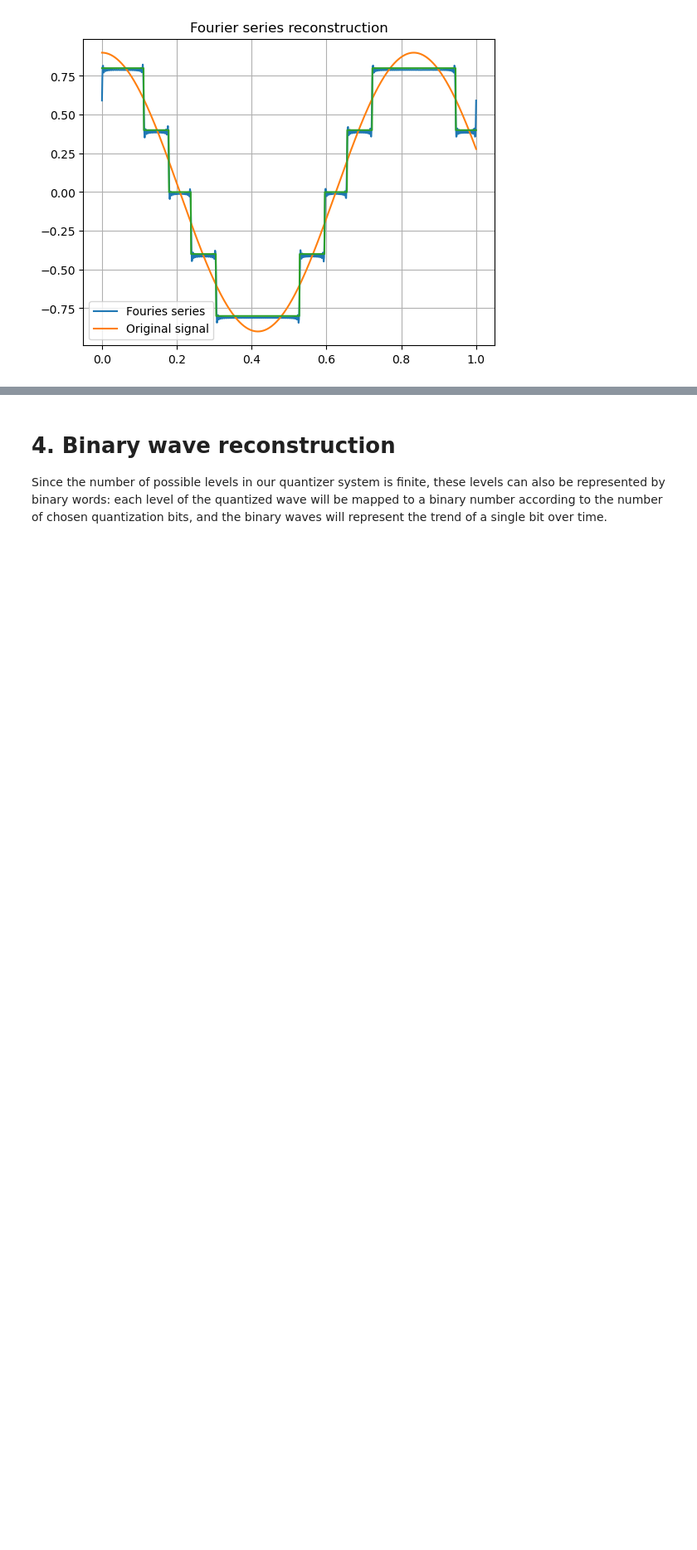
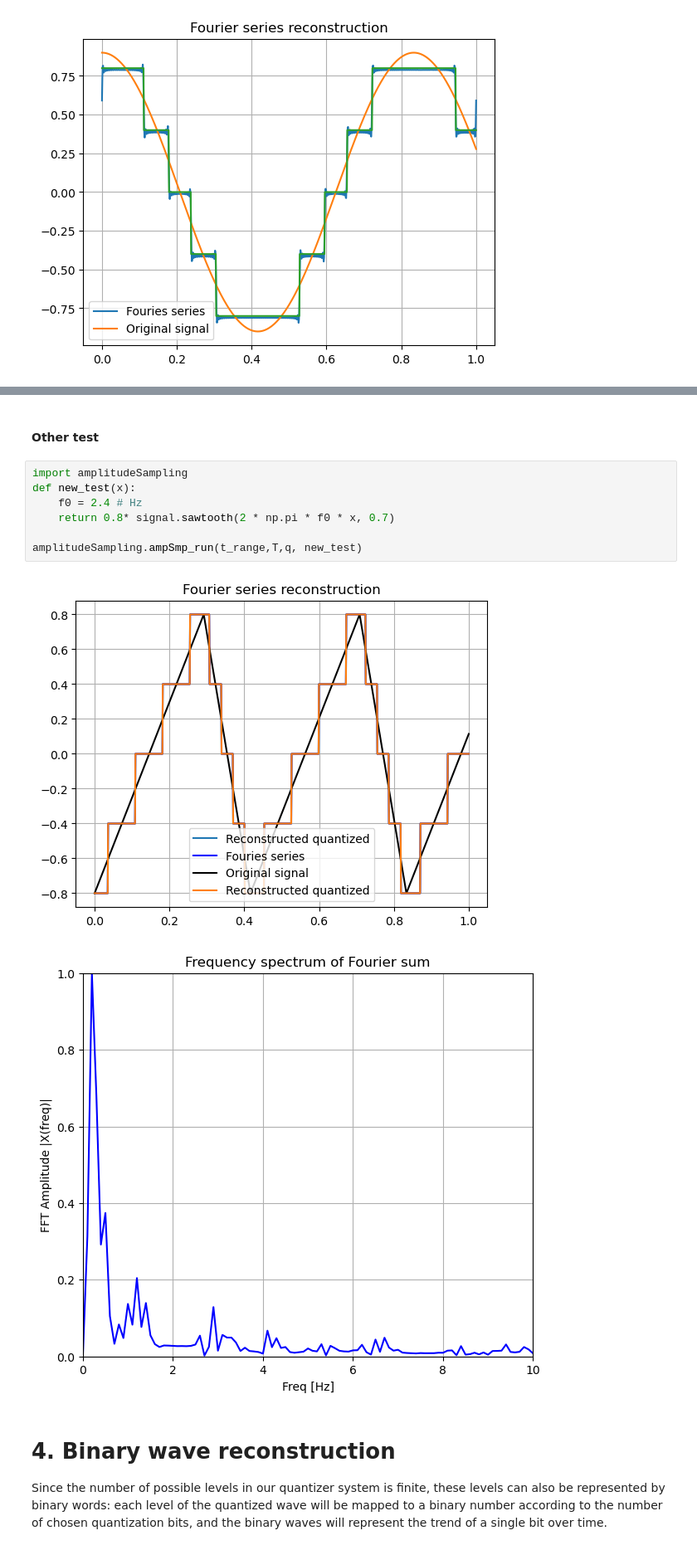
Before and after one commit to lindafabs/Semester-Project, a Jupyter notebook: Final_notebook.ipynb, the cells around one changed output, grey strips where cells are left out. Shown at 83% size. Saved outputs shown, nothing was run; the diff lists cells and outputs as text; blank space fills up the shorter version.

```diff
--- a/Final_notebook.ipynb
+++ b/Final_notebook.ipynb
@@ -449,3 +447,15 @@ utils.fourier_plot(freq_FS, X_FS, freq_lim=5000, title="Frequency spectrum of Fo
+# %% [markdown]
+#### Other test
+# %%
+import amplitudeSampling
+def new_test(x):
+    f0 = 2.4 # Hz
+    return 0.8* signal.sawtooth(2 * np.pi * f0 * x, 0.7)
+
+amplitudeSampling.ampSmp_run(t_range,T,q, new_test)
+# %% [output]
+[figure, added]
+[figure, added]
 # %% [markdown]
 # 4. Binary wave reconstruction
 Since the number of possible levels in our quantizer system is finite, these levels can also be represented by binary words: each level of the quantized wave will be mapped to a binary number according to the number of chosen quantization bits, and the binary waves will represent the trend of a single bit over time.
```
Also changed, not shown: parts of 4 cells of this notebook, 3 other files.
